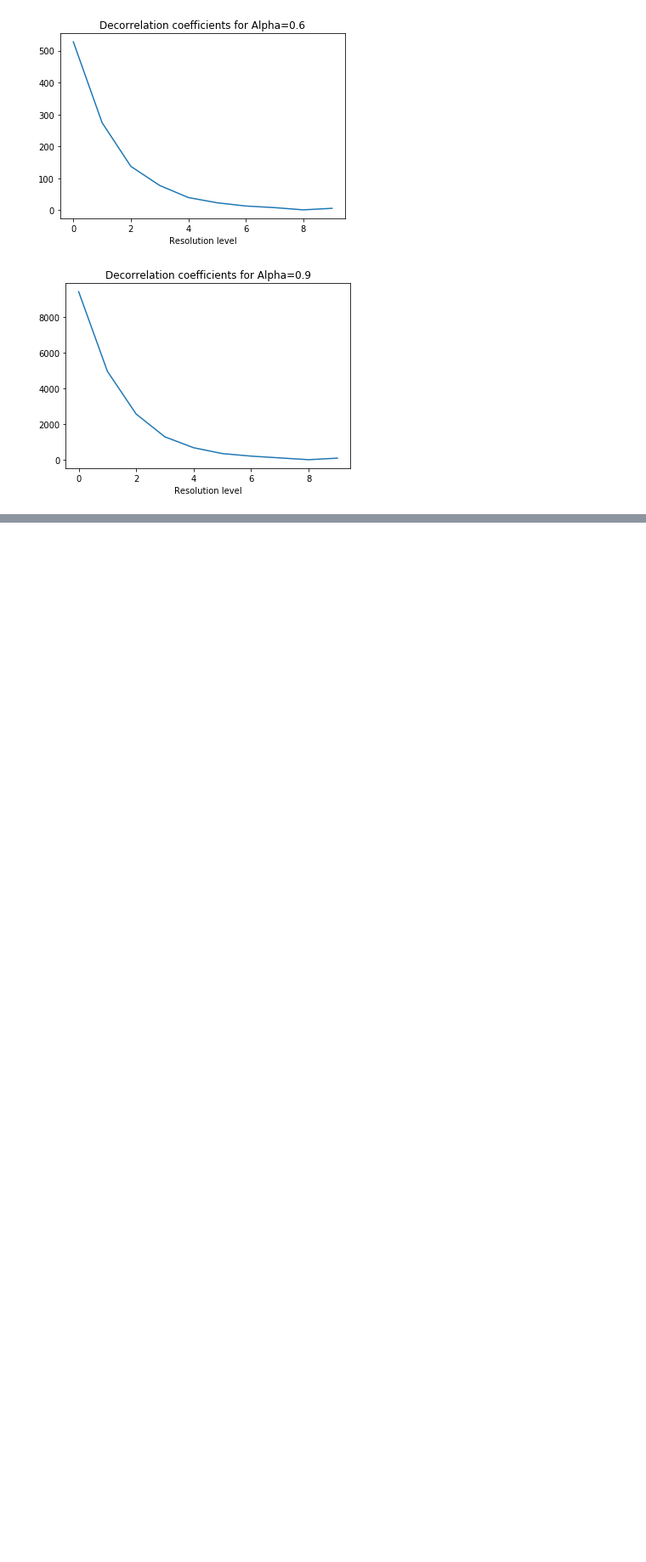
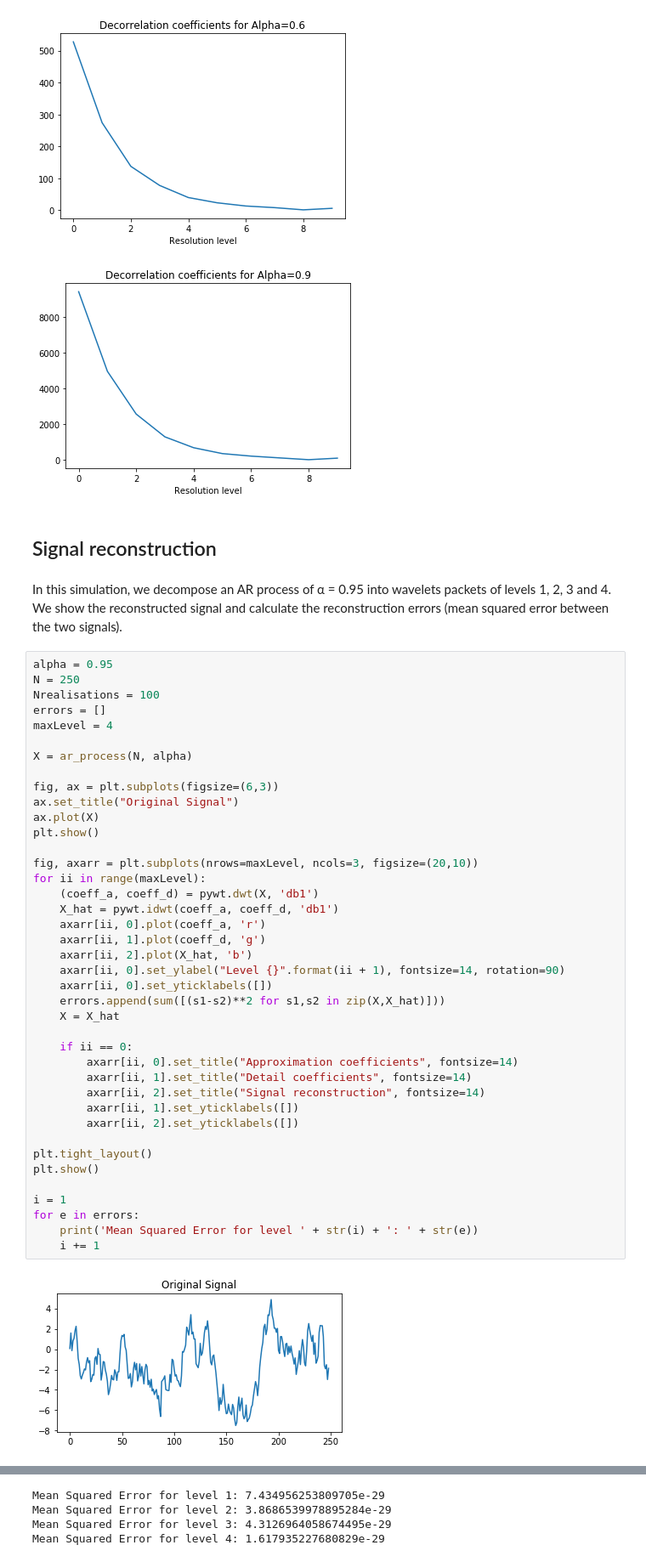
Before and after one commit to gonzaq94/Wavelets, a Jupyter notebook: wavelets simulations.ipynb, the cells around one changed output, grey strips where cells are left out. Shown: that part at 85% size. Cells and saved outputs as stored; diff of their text form; blank space fills up the shorter version.

```diff
--- a/wavelets simulations.ipynb
+++ b/wavelets simulations.ipynb
@@ -349,3 +520,49 @@ for i in range(len(alphas)):
 [figure]
 [figure]
 [figure]
+# %% [markdown]
+## Signal reconstruction
+# %% [markdown]
+In this simulation, we decompose an AR process of α = 0.95 into wavelets packets of levels 1, 2, 3 and 4. We show the reconstructed signal and calculate the reconstruction errors (mean squared error between the two signals).
+# %%
+alpha = 0.95
+N = 250
+Nrealisations = 100
+errors = []
+maxLevel = 4
+
+X = ar_process(N, alpha)
+
+fig, ax = plt.subplots(figsize=(6,3))
+ax.set_title("Original Signal")
+ax.plot(X)
+plt.show()
+
+fig, axarr = plt.subplots(nrows=maxLevel, ncols=3, figsize=(20,10))
+for ii in range(maxLevel):
+    (coeff_a, coeff_d) = pywt.dwt(X, 'db1')
+    X_hat = pywt.idwt(coeff_a, coeff_d, 'db1')
+    axarr[ii, 0].plot(coeff_a, 'r')
+    axarr[ii, 1].plot(coeff_d, 'g')
+    axarr[ii, 2].plot(X_hat, 'b')
+    axarr[ii, 0].set_ylabel("Level {}".format(ii + 1), fontsize=14, rotation=90)
+    axarr[ii, 0].set_yticklabels([])
+    errors.append(sum([(s1-s2)**2 for s1,s2 in zip(X,X_hat)]))
+    X = X_hat
+
+    if ii == 0:
+        axarr[ii, 0].set_title("Approximation coefficients", fontsize=14)
+        axarr[ii, 1].set_title("Detail coefficients", fontsize=14)
+        axarr[ii, 2].set_title("Signal reconstruction", fontsize=14)
+        axarr[ii, 1].set_yticklabels([])
+        axarr[ii, 2].set_yticklabels([])
+
+plt.tight_layout()
+plt.show()
+
+i = 1
+for e in errors:
+    print('Mean Squared Error for level ' + str(i) + ': ' + str(e))
+    i += 1
+# %% [output]
+[figure, added]
@@ -351,0 +570,4 @@ for i in range(len(alphas)):
+Mean Squared Error for level 1: 7.434956253809705e-29
+Mean Squared Error for level 2: 3.8686539978895284e-29
+Mean Squared Error for level 3: 4.3126964058674495e-29
+Mean Squared Error for level 4: 1.617935227680829e-29
```
Also changed, not shown: parts of 28 cells of this notebook.
